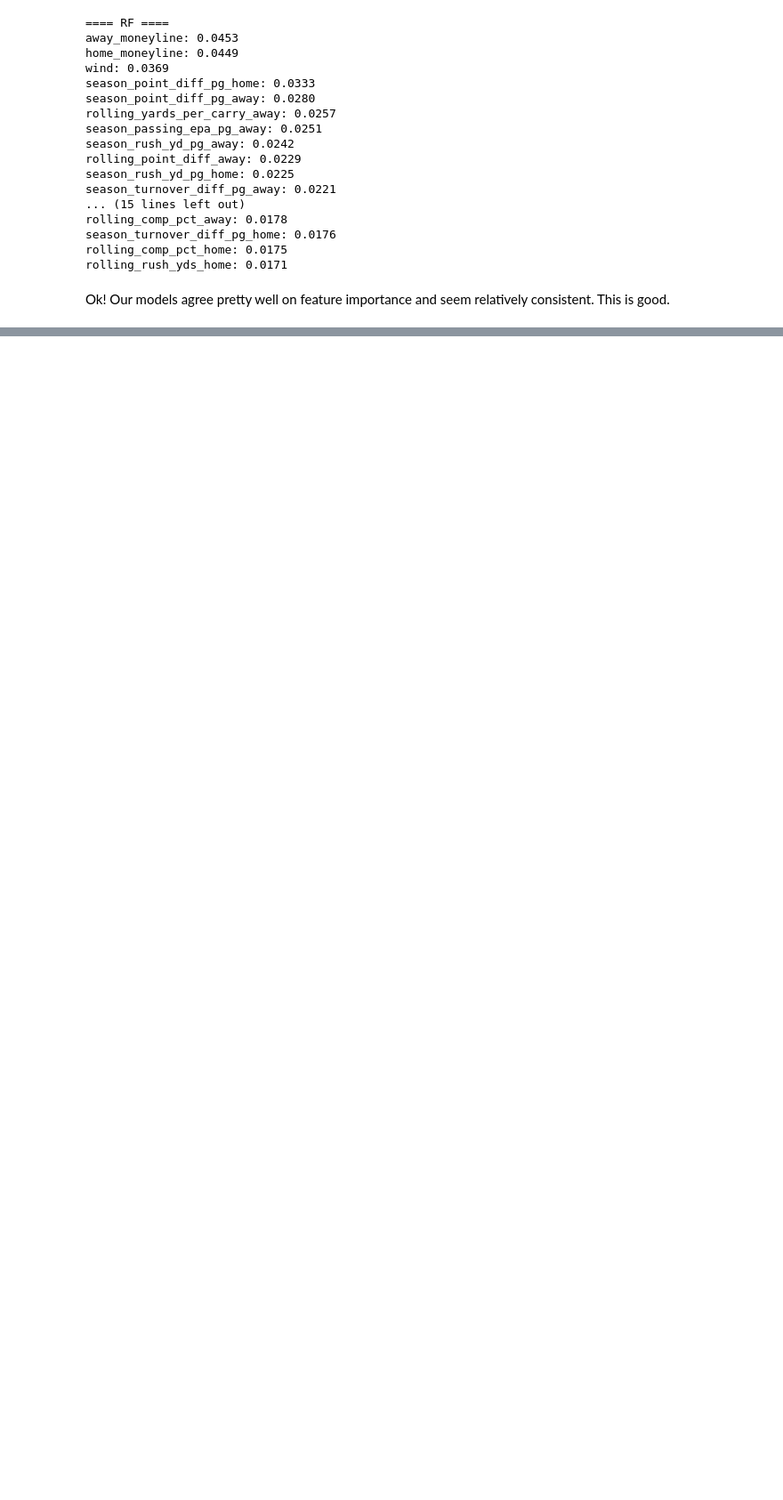
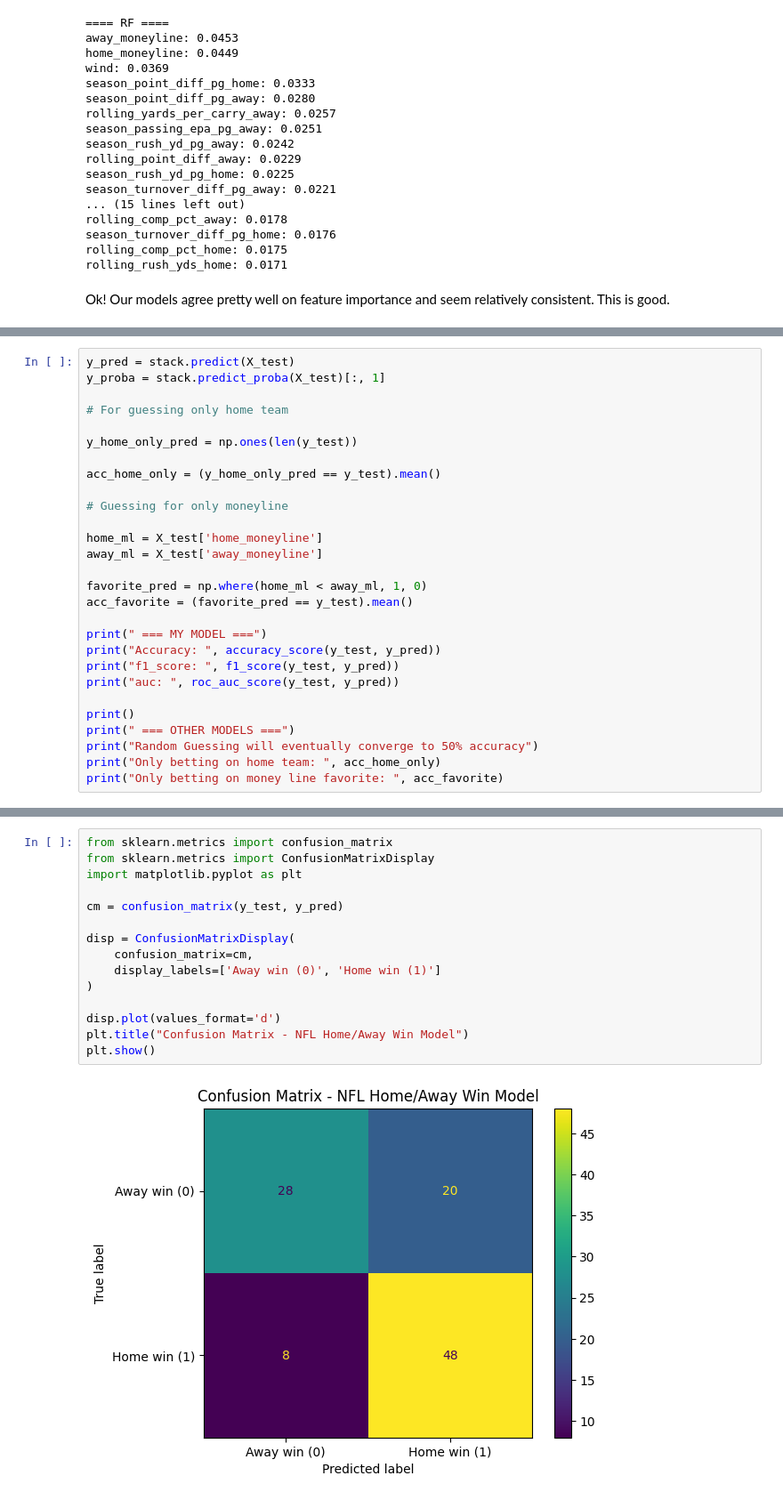
Before and after one commit to MaceTheWindu66/NFL-Win-Predictor, a Jupyter notebook: NFL_Predictor.ipynb, the cells around one changed output, grey strips where cells are left out. Shown at 89% size. Drawn from its saved outputs; the diff is of its cells as text; blank space fills up the shorter version.

```diff
--- a/NFL_Predictor.ipynb
+++ b/NFL_Predictor.ipynb
@@ -655,0 +631,28 @@ Either way, the final accuracy ended up being .73, with an AUC of .72. I'm prett
+# %%
+y_pred = stack.predict(X_test)
+y_proba = stack.predict_proba(X_test)[:, 1]
+
+# For guessing only home team
+
+y_home_only_pred = np.ones(len(y_test))
+
+acc_home_only = (y_home_only_pred == y_test).mean()
+
+# Guessing for only moneyline
+
+home_ml = X_test['home_moneyline']
+away_ml = X_test['away_moneyline']
+
+favorite_pred = np.where(home_ml < away_ml, 1, 0)
+acc_favorite = (favorite_pred == y_test).mean()
+
+print(" === MY MODEL ===")
+print("Accuracy: ", accuracy_score(y_test, y_pred))
+print("f1_score: ", f1_score(y_test, y_pred))
+print("auc: ", roc_auc_score(y_test, y_pred))
+
+print()
+print(" === OTHER MODELS ===")
+print("Random Guessing will eventually converge to 50% accuracy")
+print("Only betting on home team: ", acc_home_only)
+print("Only betting on money line favorite: ", acc_favorite)
@@ -655,0 +675,17 @@ Either way, the final accuracy ended up being .73, with an AUC of .72. I'm prett
+# %%
+from sklearn.metrics import confusion_matrix
+from sklearn.metrics import ConfusionMatrixDisplay
+import matplotlib.pyplot as plt
+
+cm = confusion_matrix(y_test, y_pred)
+
+disp = ConfusionMatrixDisplay(
+    confusion_matrix=cm,
+    display_labels=['Away win (0)', 'Home win (1)']
+)
+
+disp.plot(values_format='d')
+plt.title("Confusion Matrix - NFL Home/Away Win Model")
+plt.show()
+# %% [output]
+[figure, added]
```
Also changed, not shown: parts of 15 cells of this notebook.
